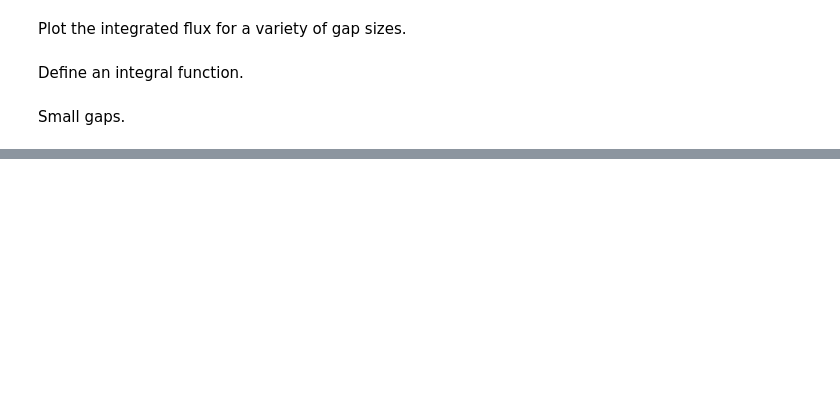
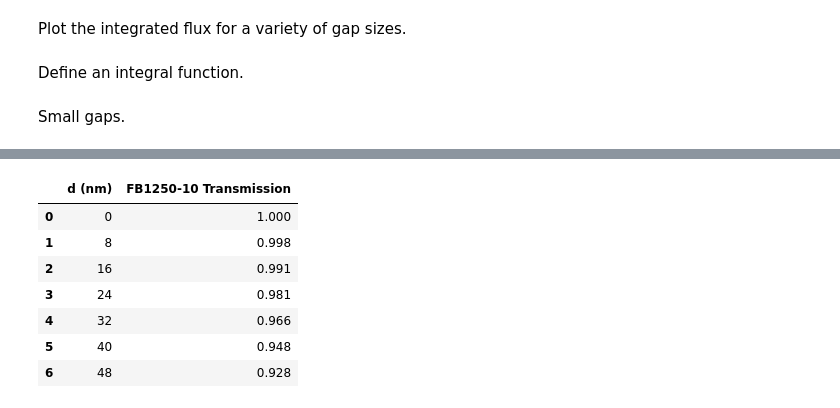
Before and after one commit to Echelle/AO_bonding_paper, a Jupyter notebook: notebooks/SiGaps_20_Thorlabs_filter_curve.ipynb, the cells around one changed output, grey strips where cells are left out. Cells and saved outputs as stored; diff of their text form; code cells hidden in the pictures; blank space fills up the shorter version.

```diff
--- a/notebooks/SiGaps_20_Thorlabs_filter_curve.ipynb
+++ b/notebooks/SiGaps_20_Thorlabs_filter_curve.ipynb
@@ -97,0 +104,14 @@ plt.hlines(0.998, 0, 50, linestyle='dashed')
+# %%
+out_tbl = pd.DataFrame({'d (nm)':gap_sizes[::4], 'FB1250-10 Transmission':gap_trans[::4]})
+out_tbl['FB1250-10 Transmission'] = out_tbl['FB1250-10 Transmission'].round(3)
+out_tbl = out_tbl[['d (nm)','FB1250-10 Transmission']]
+out_tbl
+# %% [output]
+|  | d (nm) | FB1250-10 Transmission |
+| 0 | 0 | 1.000 |
+| 1 | 8 | 0.998 |
+| 2 | 16 | 0.991 |
+| 3 | 24 | 0.981 |
+| 4 | 32 | 0.966 |
+| 5 | 40 | 0.948 |
+| 6 | 48 | 0.928 |
```
Also changed, not shown: parts of 7 cells of this notebook, 2 other files.
